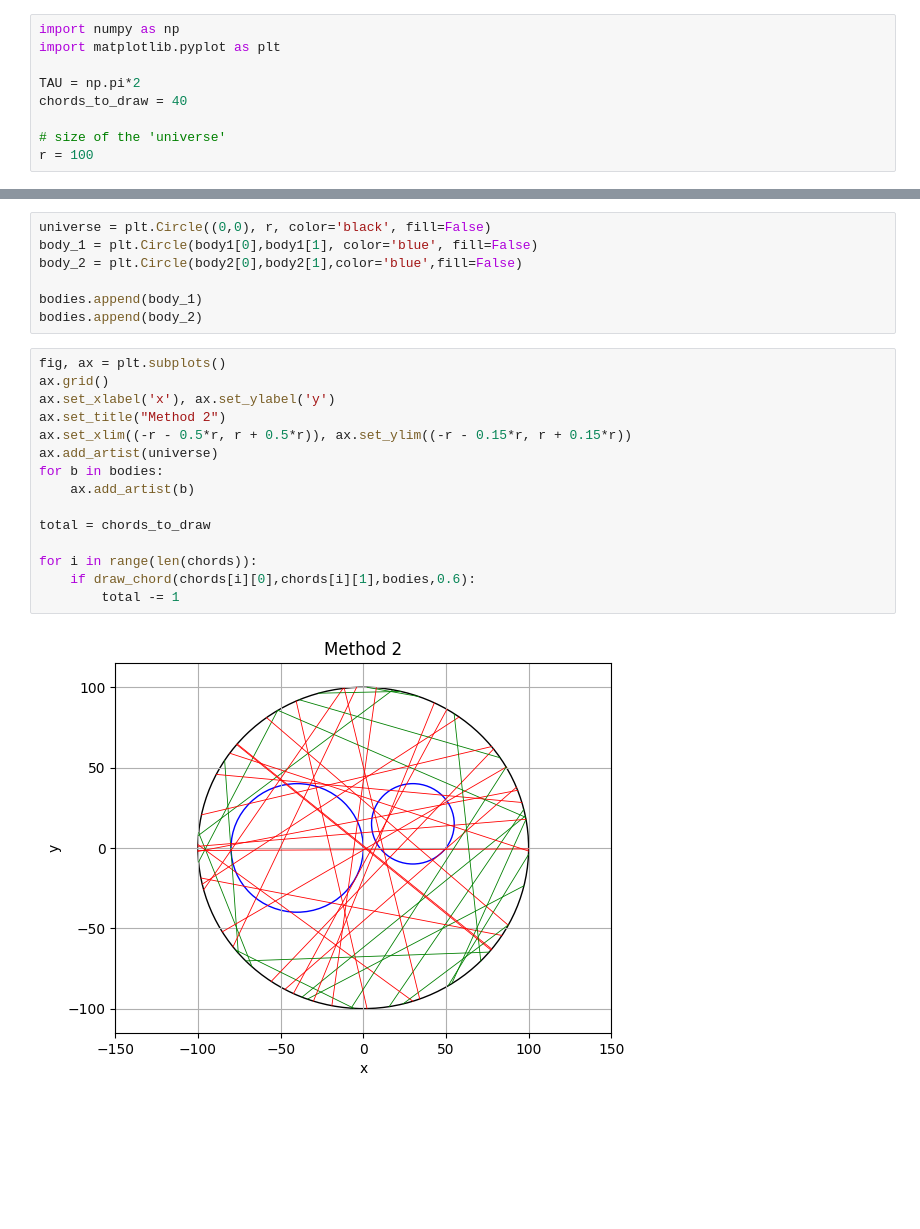
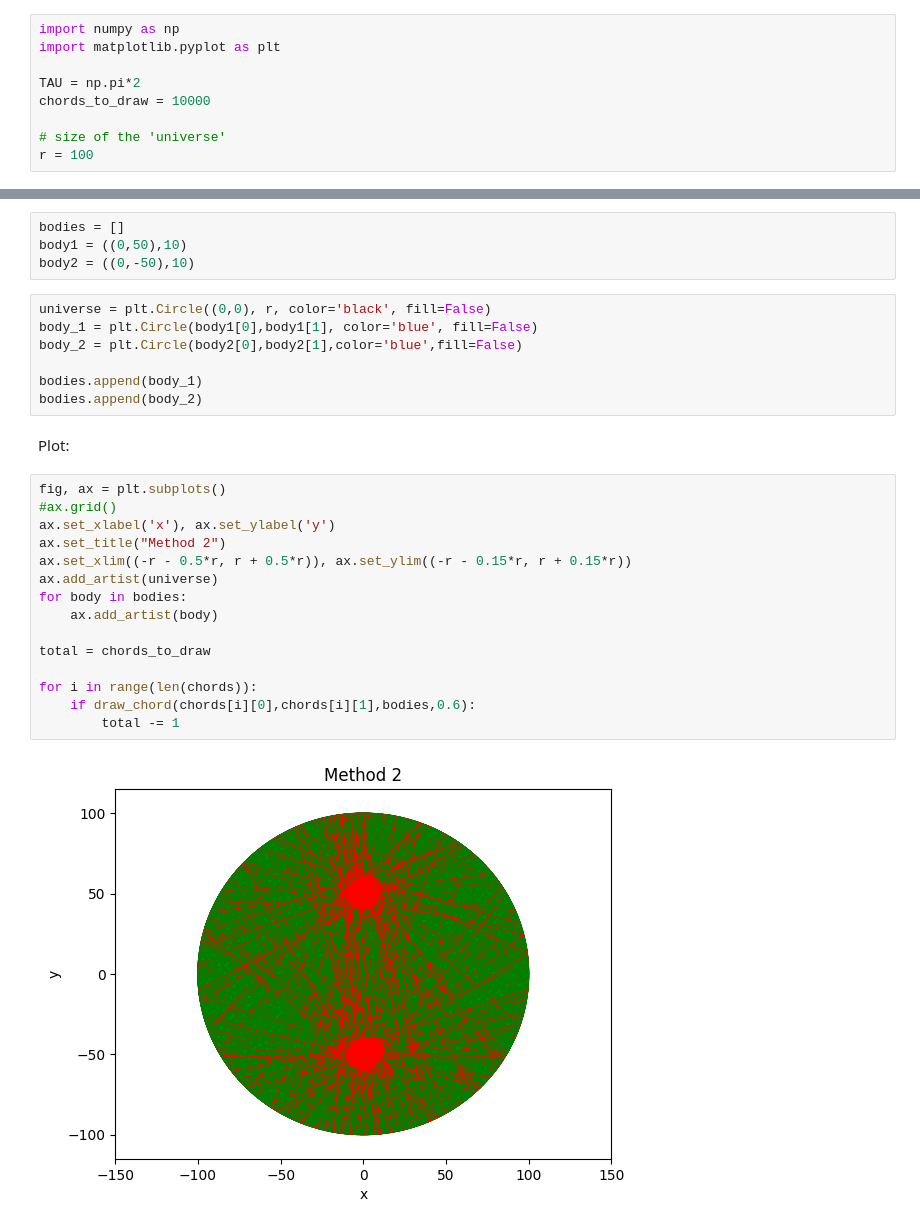
Before and after one commit to joshuamckean/prbx-code-jm, a Jupyter notebook: Code/Model Universe.ipynb, the cells around one changed output, grey strips where cells are left out. Drawn from its saved outputs; the diff is of its cells as text; blank space fills up the shorter version.

```diff
--- a/Code/Model Universe.ipynb
+++ b/Code/Model Universe.ipynb
@@ -9,7 +9,7 @@ import numpy as np
 import matplotlib.pyplot as plt
 
 TAU = np.pi*2
-chords_to_draw = 40
+chords_to_draw = 10000
 
 # size of the 'universe'
 r = 100
@@ -93,3 +89,7 @@ body2 = ((30,15),25)
+# %%
+bodies = []
+body1 = ((0,50),10)
+body2 = ((0,-50),10)
 # %%
 universe = plt.Circle((0,0), r, color='black', fill=False)
 body_1 = plt.Circle(body1[0],body1[1], color='blue', fill=False)
@@ -97,23 +97,25 @@ body_2 = plt.Circle(body2[0],body2[1],color='blue',fill=False)
 
 bodies.append(body_1)
 bodies.append(body_2)
+# %% [markdown]
+Plot:
 # %%
 fig, ax = plt.subplots()
-ax.grid()
+#ax.grid()
 ax.set_xlabel('x'), ax.set_ylabel('y')
 ax.set_title("Method 2")
 ax.set_xlim((-r - 0.5*r, r + 0.5*r)), ax.set_ylim((-r - 0.15*r, r + 0.15*r))
 ax.add_artist(universe)
-for b in bodies:
-    ax.add_artist(b)
+for body in bodies:
+    ax.add_artist(body)
 
 total = chords_to_draw
 
 for i in range(len(chords)):
     if draw_chord(chords[i][0],chords[i][1],bodies,0.6):
         total -= 1
 # %% [output]
-[figure, old version]
+[figure, new version]
 # %%
 valid = str(total)
 invalid = str(chords_to_draw-total)
```
Also changed, not shown: parts of 3 cells of this notebook.
